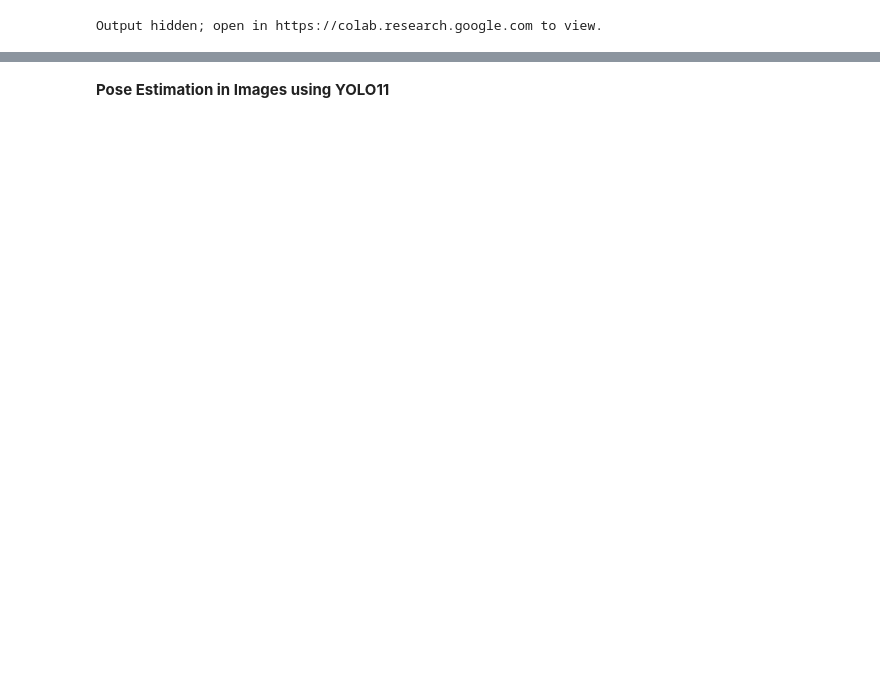
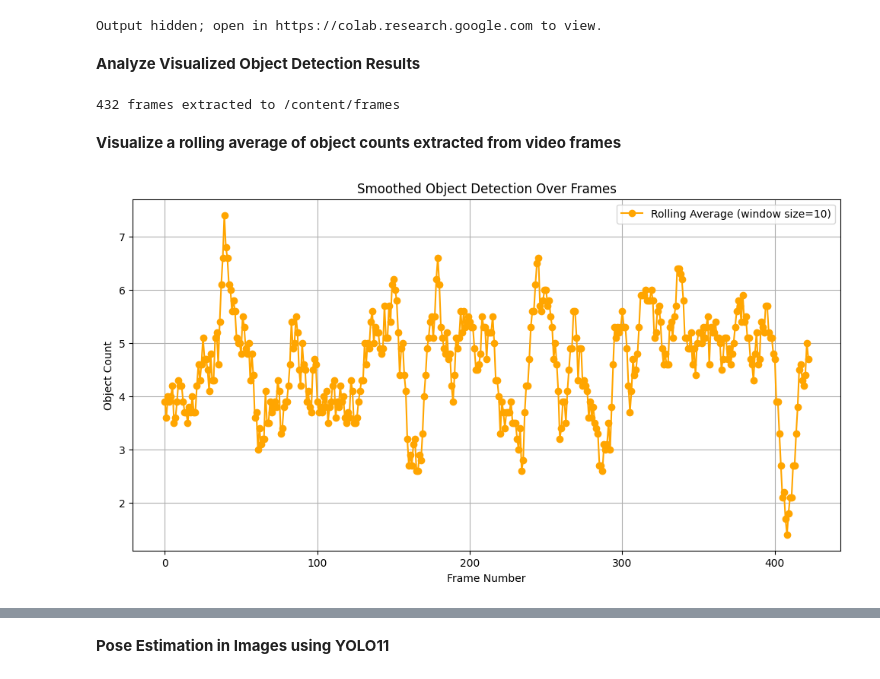
Before and after one commit to IlijaMihajlovic/You-Only-Look-Once-YOLO-Unified-Real-Time-Object-Detection, a Jupyter notebook: CGI Computer Vision Presentation.ipynb, the cells around one changed output, grey strips where cells are left out. Cells and saved outputs as stored; diff of their text form; code cells hidden in the pictures; blank space fills up the shorter version.

```diff
--- a/CGI Computer Vision Presentation.ipynb
+++ b/CGI Computer Vision Presentation.ipynb
@@ -112,3 +144,35 @@ HTML("""
 """ % data_url)
 # %% [output]
 Output hidden; open in https://colab.research.google.com to view.
+# %% [markdown]
+**Analyze Visualized Object Detection Results**
+# %%
+# Extract frames from a video and saves each frame as an image file
+import cv2
+import os
+
+# Path to the video file
+video_path = '/content/runs/detect/predict2/video_cgi.avi'
+
+# Output directory for frames
+frames_dir = '/content/frames'
+os.makedirs(frames_dir, exist_ok=True) # Ensures the directory for storing frames exists. If it doesn't, it creates it; if it does, it does nothing.
+
+# Load video
+cap = cv2.VideoCapture(video_path) # Opens the video file to capture its frames
+frame_count = 0
+
+while cap.isOpened():
+    ret, frame = cap.read()
+    if not ret:
+        break
+    frame_path = os.path.join(frames_dir, f'frame_{frame_count:04d}.jpg')
+    cv2.imwrite(frame_path, frame) # Save each frame as an image file
+    frame_count += 1
+
+cap.release()
+
+# Number of frames extracted
+print(f"{frame_count} frames extracted to {frames_dir}")
+# %% [output]
+432 frames extracted to /content/frames
@@ -114,0 +182,24 @@ Output hidden; open in https://colab.research.google.com to view.
+# %% [markdown]
+**Visualize a rolling average of object counts extracted from video frames**
+# %%
+import numpy as np
+import matplotlib.pyplot as plt
+
+# Sample object counts over frames
+object_counts = np.random.randint(0, 10, 432)
+window_size = 10
+
+# Calculate the rolling average
+rolling_avg = np.convolve(object_counts, np.ones(window_size)/window_size, mode='valid')
+
+# Plot the smoothed object counts over frames
+plt.figure(figsize=(12, 6))
+plt.plot(range(len(rolling_avg)), rolling_avg, label=f'Rolling Average (window size={window_size})', marker='o', color='orange')
+plt.xlabel('Frame Number')
+plt.ylabel('Object Count')
+plt.title('Smoothed Object Detection Over Frames')
+plt.grid(True)
+plt.legend()
+plt.show()
+# %% [output]
+[figure, added]
```
Also changed, not shown: parts of 23 cells of this notebook, 1 other file.
